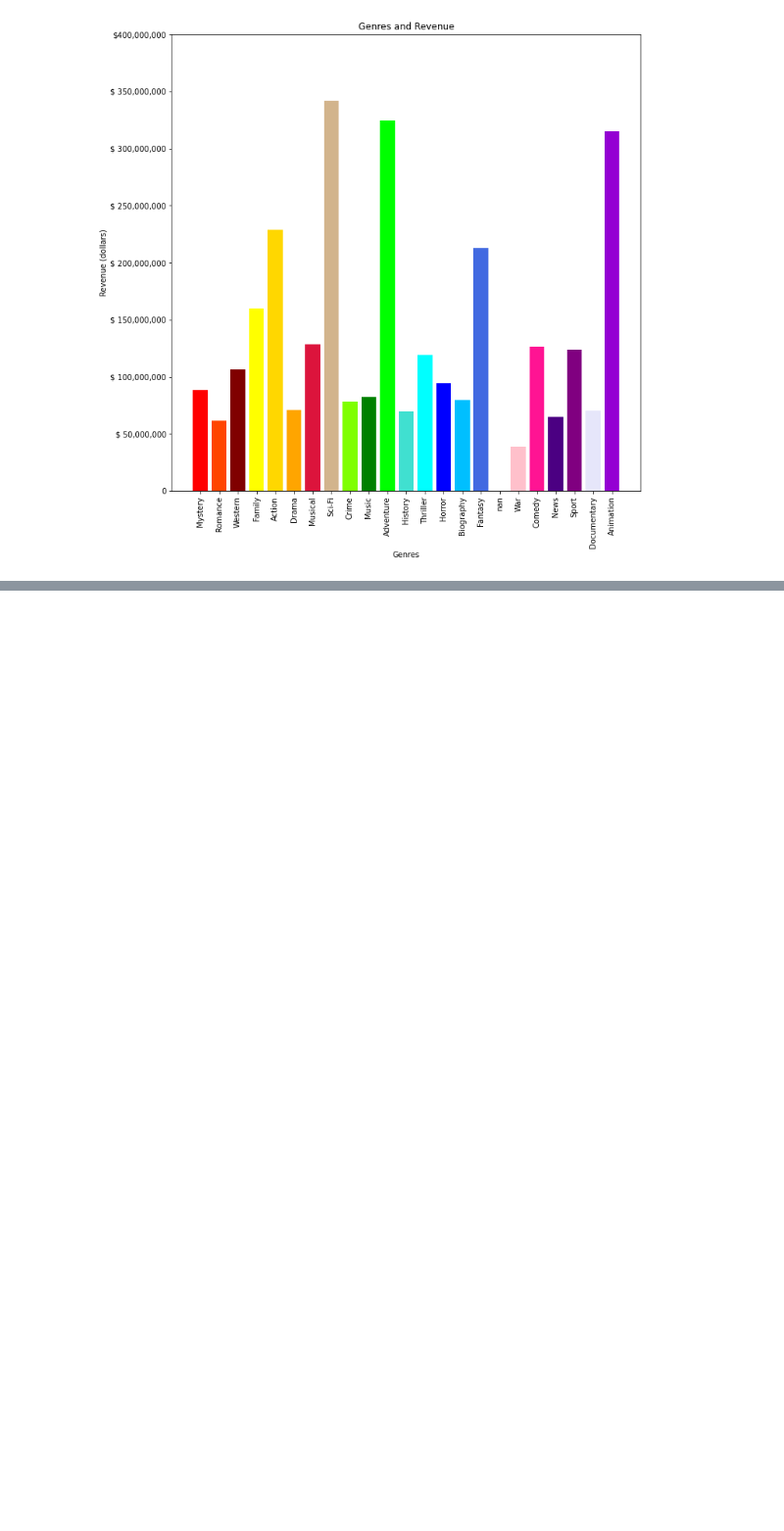
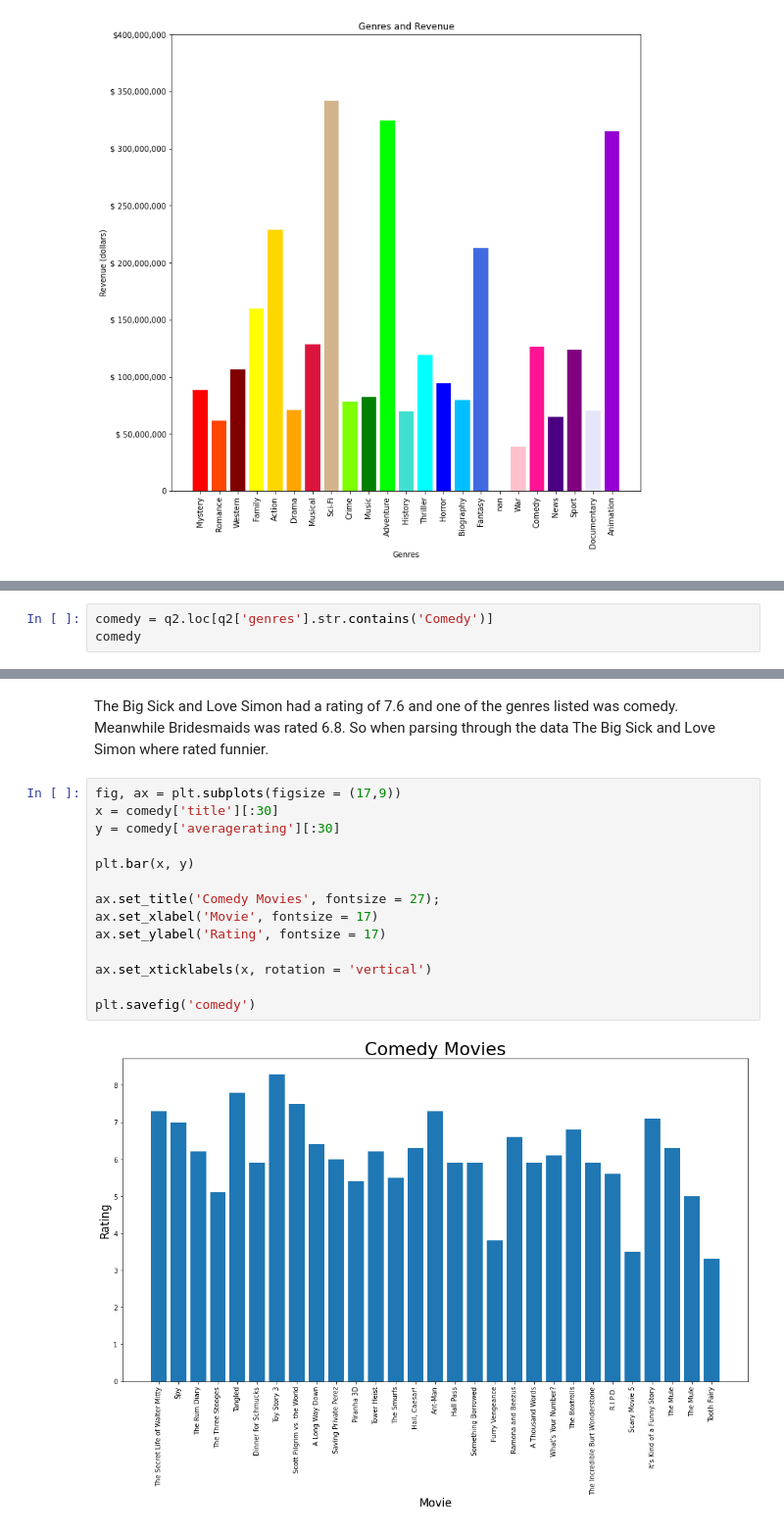
Before and after one commit to raizelistaken/MovieAnalysis, a Jupyter notebook: dsc-phase1-project-template.ipynb, the cells around one changed output, grey strips where cells are left out. Shown: that part at 98% size. Drawn from its saved outputs; the diff is of its cells as text; blank space fills up the shorter version.

Commit message:
apparently The Big Stick is a funnier movie than Bridesmaids

```diff
--- a/dsc-phase1-project-template.ipynb
+++ b/dsc-phase1-project-template.ipynb
@@ -430,0 +484,3 @@ plt.savefig('genre_money')
+# %%
+comedy = q2.loc[q2['genres'].str.contains('Comedy')]
+comedy
@@ -430,0 +537,18 @@ plt.savefig('genre_money')
+# %% [markdown]
+The Big Sick and Love Simon had a rating of 7.6 and one of the genres listed was comedy. Meanwhile Bridesmaids was rated 6.8. So when parsing through the data The Big Sick and Love Simon where rated funnier.
+# %%
+fig, ax = plt.subplots(figsize = (17,9))
+x = comedy['title'][:30]
+y = comedy['averagerating'][:30]
+
+plt.bar(x, y)
+
+ax.set_title('Comedy Movies', fontsize = 27);
+ax.set_xlabel('Movie', fontsize = 17)
+ax.set_ylabel('Rating', fontsize = 17)
+
+ax.set_xticklabels(x, rotation = 'vertical')
+
+plt.savefig('comedy')
+# %% [output]
+[figure, added]
```
Also changed, not shown: parts of 10 cells of this notebook, 1 other file.
